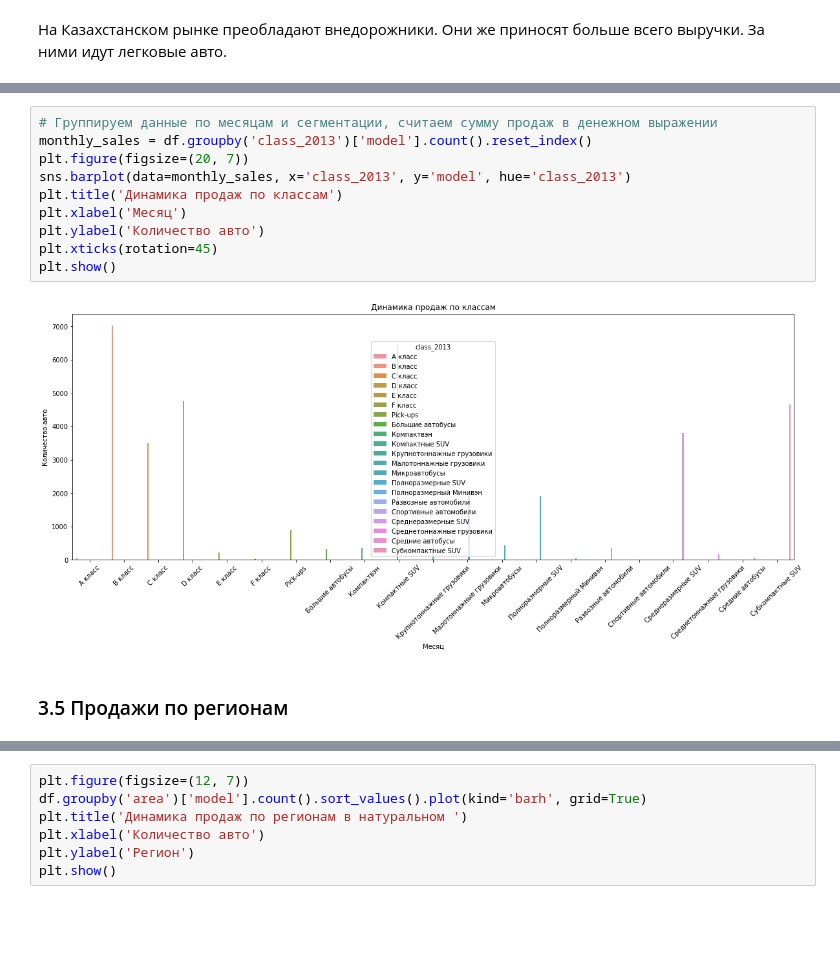
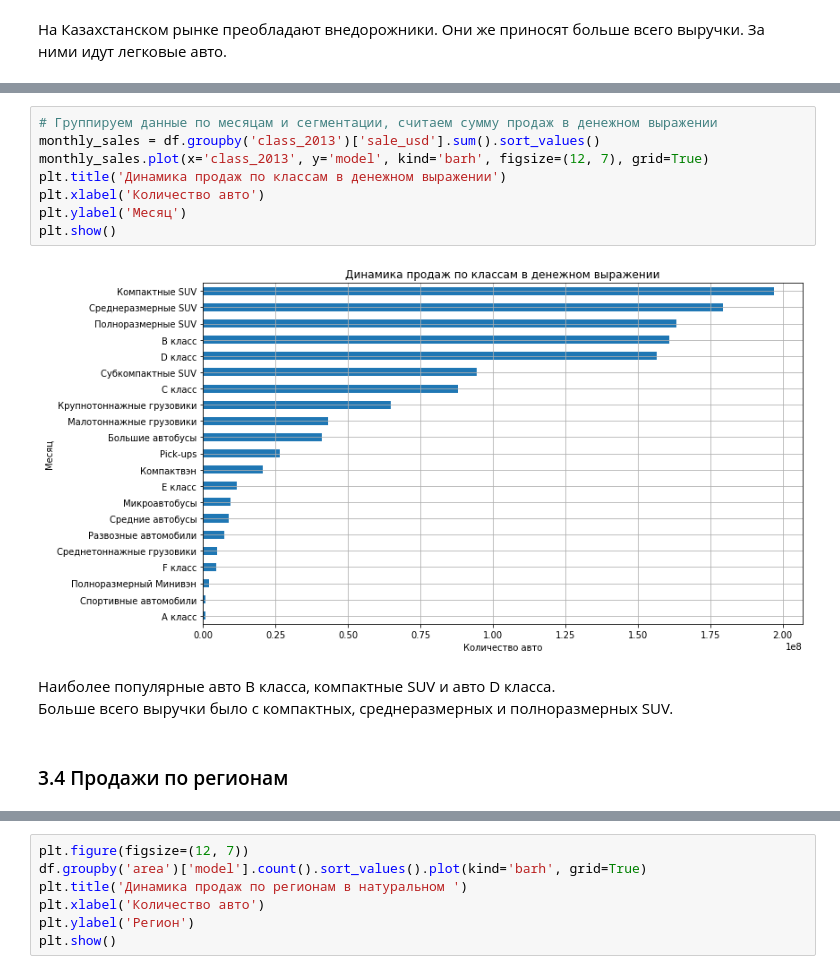
Before and after one commit to Heensz/analysis-of-the-car-market-of-Kazakhstan, a Jupyter notebook: Анализ авторынка Казахстана.ipynb, the cells around one changed output, grey strips where cells are left out. Drawn from its saved outputs; the diff is of its cells as text; blank space fills up the shorter version.

```diff
--- a/Анализ авторынка Казахстана.ipynb
+++ b/Анализ авторынка Казахстана.ipynb
@@ -1210,14 +1250,15 @@ plt.show()
 # %%
 # Группируем данные по месяцам и сегментации, считаем сумму продаж в денежном выражении
-monthly_sales = df.groupby('class_2013')['model'].count().reset_index()
-plt.figure(figsize=(20, 7))
-sns.barplot(data=monthly_sales, x='class_2013', y='model', hue='class_2013')
-plt.title('Динамика продаж по классам')
-plt.xlabel('Месяц')
-plt.ylabel('Количество авто')
-plt.xticks(rotation=45)
+monthly_sales = df.groupby('class_2013')['sale_usd'].sum().sort_values()
+monthly_sales.plot(x='class_2013', y='model', kind='barh', figsize=(12, 7), grid=True)
+plt.title('Динамика продаж по классам в денежном выражении')
+plt.xlabel('Количество авто')
+plt.ylabel('Месяц')
 plt.show()
 # %% [output]
-[figure, old version]
+[figure, new version]
+# %% [markdown]
+Наиболее популярные авто B класса, компактные SUV и авто D класса.
+Больше всего выручки было с компактных, среднеразмерных и полноразмерных SUV.
 # %% [markdown]
-### 3.5 Продажи по регионам
+### 3.4 Продажи по регионам
```
Also changed, not shown: parts of 35 cells of this notebook.
